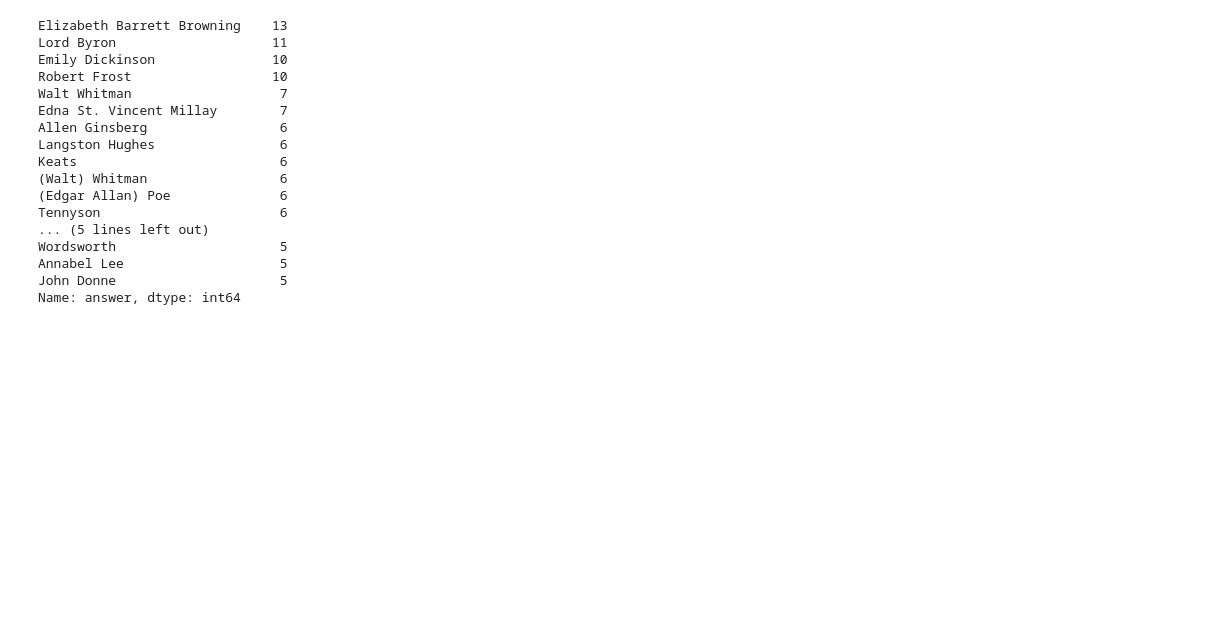
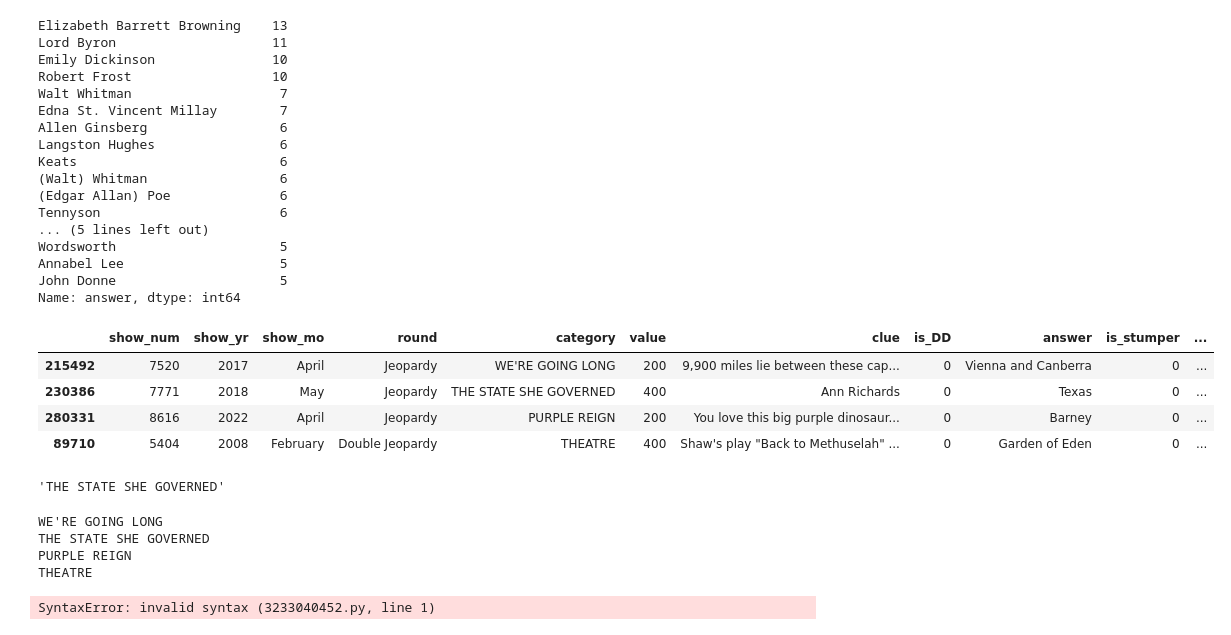
Before and after one commit to Miller-Ryan-1/jeopardizer, a Jupyter notebook: jeopardy_analysis.ipynb, the cells around one changed output. Cells and saved outputs as stored; diff of their text form; code cells hidden in the pictures; blank space fills up the shorter version.

```diff
--- a/jeopardy_analysis.ipynb
+++ b/jeopardy_analysis.ipynb
@@ -359,3 +359,31 @@ Wordsworth                     5
 Annabel Lee                    5
 John Donne                     5
 Name: answer, dtype: int64
+# %%
+current_level = 1
+# %%
+button_text = df[df.level == current_level].sample(4)
+# %%
+button_text
+# %% [output]
+|  | show_num | show_yr | show_mo | round | category | value | clue | is_DD | answer | is_stumper | ... |
+| 215492 | 7520 | 2017 | April | Jeopardy | WE'RE GOING LONG | 200 | 9,900 miles lie between these cap... | 0 | Vienna and Canberra | 0 | ... |
+| 230386 | 7771 | 2018 | May | Jeopardy | THE STATE SHE GOVERNED | 400 | Ann Richards | 0 | Texas | 0 | ... |
+| 280331 | 8616 | 2022 | April | Jeopardy | PURPLE REIGN | 200 | You love this big purple dinosaur... | 0 | Barney | 0 | ... |
+| 89710 | 5404 | 2008 | February | Double Jeopardy | THEATRE | 400 | Shaw's play "Back to Methuselah" ... | 0 | Garden of Eden | 0 | ... |
+# %%
+button_text.iloc[1][4]
+# %% [output]
+'THE STATE SHE GOVERNED'
+# %%
+for i in range(len(button_text)):
+    print(button_text.iloc[i][4])
+# %% [output]
+WE'RE GOING LONG
+THE STATE SHE GOVERNED
+PURPLE REIGN
+THEATRE
+# %%
+for i in range(len((button_text))
+# %% [output]
+SyntaxError: invalid syntax (3233040452.py, line 1)
```
